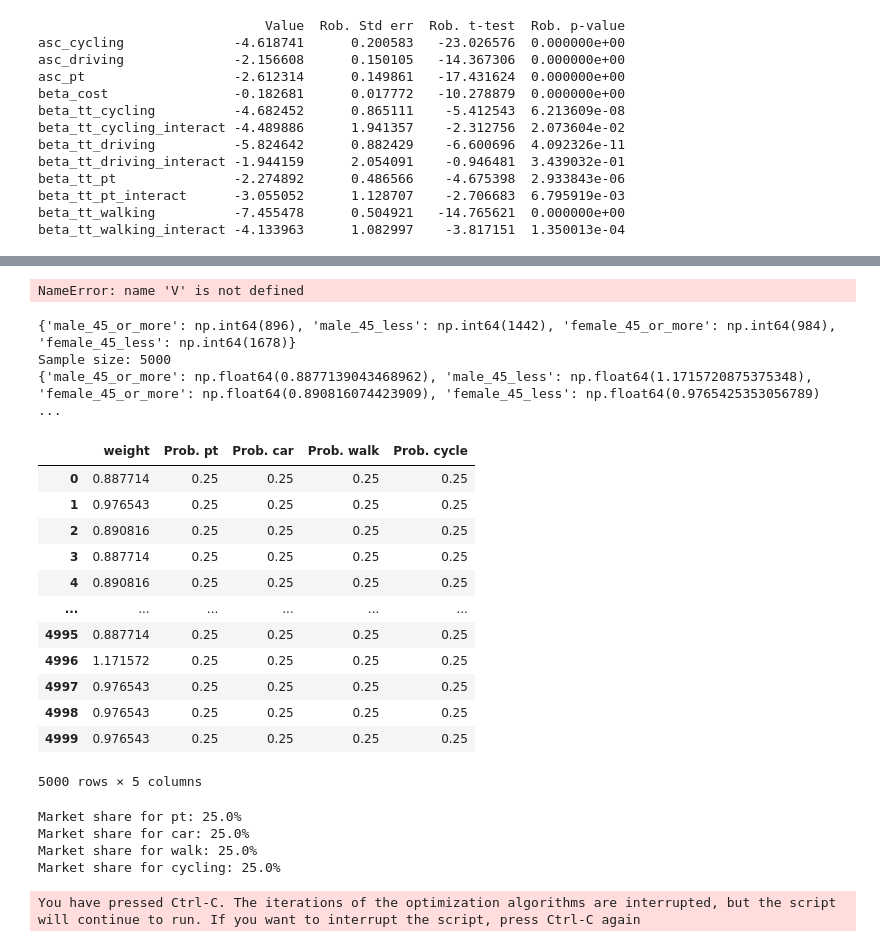
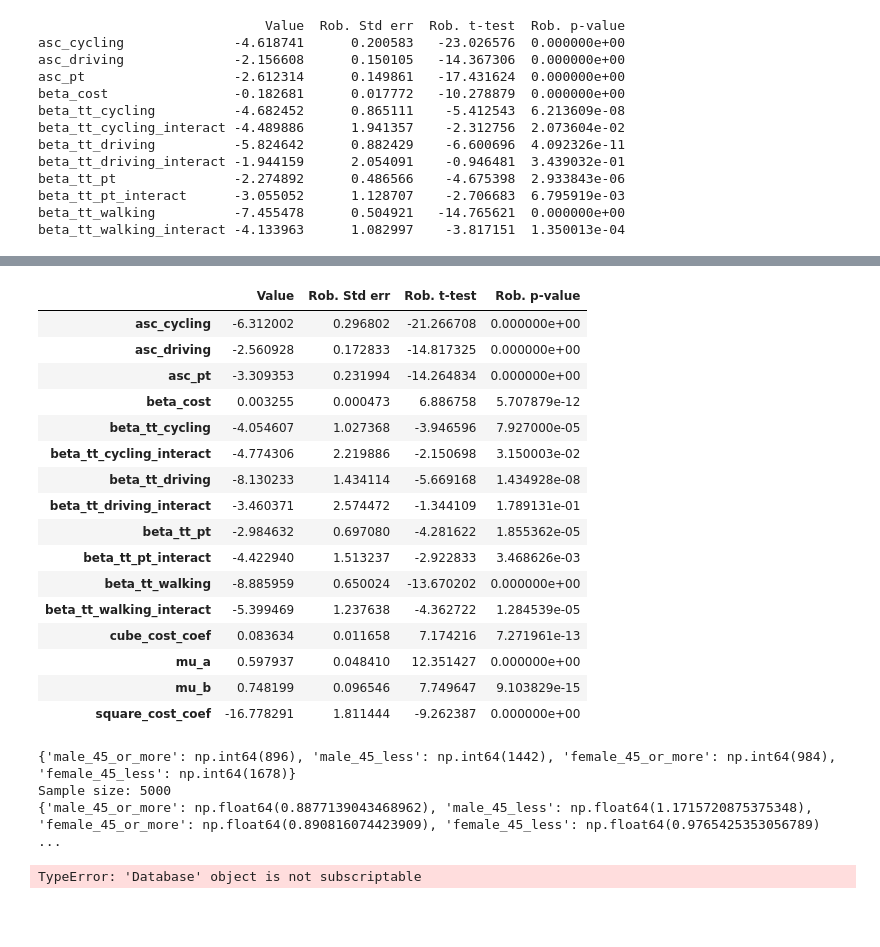
Before and after one commit to jayati-17/Discrete_choice_modelling, a Jupyter notebook: nb_Leo copy.ipynb, the cells around one changed output, grey strips where cells are left out. Drawn from its saved outputs; the diff is of its cells as text; code cells hidden in the pictures; blank space fills up the shorter version.

```diff
--- a/nb_Leo copy.ipynb
+++ b/nb_Leo copy.ipynb
@@ -667,6 +682,7 @@ display(comparison_table)
 | square_cost_coef (t-test) |  |  |  |  |  | -0.0171 (-0.362) | -0.0171 (-0.363) | -0.0171 (-0.363) |
 # %%
 # FORECASTING
+
 
 # Define driving cost
 cost_driving = cost_driving_ccharge + cost_driving_fuel
@@ -697,41 +713,61 @@ def power_series(the_variable: Expression) -> Expression:
         + square_tt_coef * the_variable**2
         + cube_tt_coef * the_variable * the_variable**3
     )
 
 beta_cost = Beta(name='beta_cost', value=0, lowerbound=None, upperbound=None, status=0)
 beta_tt_walking = Beta(name='beta_tt_walking', value=0, lowerbound=None, upperbound=None, status=0)
 beta_tt_walking_interact = Beta(name='beta_tt_walking_interact', value=0, lowerbound=None, upperbound=None, status=0)
 beta_tt_cycling = Beta(name='beta_tt_cycling', value=0, lowerbound=None, upperbound=None, status=0)
 beta_tt_cycling_interact = Beta(name='beta_tt_cycling_interact', value=0, lowerbound=None, upperbound=None, status=0)
 beta_tt_pt = Beta(name='beta_tt_pt', value=0, lowerbound=None, upperbound=None, status=0)
 beta_tt_pt_interact = Beta(name='beta_tt_pt_interact', value=0, lowerbound=None, upperbound=None, status=0)
 beta_tt_driving = Beta(name='beta_tt_driving', value=0, lowerbound=None, upperbound=None, status=0)
 beta_tt_driving_interact = Beta(name='beta_tt_driving_interact', value=0, lowerbound=None, upperbound=None, status=0)
 
 cost_drive_power = power_series(cost_driving)
 cost_pt_power = power_series(cost_transit)
 
 mx_age = df['age'].max()
 
-mu_a = Beta('mu_a', 1, 0, None, 0)
-mu_b = Beta('mu_b', 1, 0, None, 0)
-nest_a = OneNestForNestedLogit(nest_param=mu_a, list_of_alternatives=[1, 2], name='slow modes')
-nest_b = OneNestForNestedLogit(nest_param=mu_b, list_of_alternatives=[3, 4], name='faster modes')
-nests = NestsForNestedLogit(choice_set=list(V), tuple_of_nests=(nest_a, nest_b))
-
 v_walking = beta_tt_walking * time_walking +  (1/mx_age) * beta_tt_walking_interact * age * time_walking
 v_cycling = asc_cycling + beta_tt_cycling * time_cycling + (1/mx_age) * beta_tt_cycling_interact * age * time_cycling
 v_pt = asc_pt + beta_tt_pt * time_pt + (1/mx_age) * beta_tt_pt_interact * age * time_pt + beta_cost * cost_pt_power
 v_driving = asc_driving + beta_tt_driving * time_driving + (1/mx_age) * beta_tt_driving_interact * age * time_driving + beta_cost * cost_drive_power
 
 V = {1: v_walking, 2: v_cycling, 3: v_pt, 4: v_driving}
 
+mu_a = Beta('mu_a', 1, 0, None, 0)
+mu_b = Beta('mu_b', 1, 0, None, 0)
+nest_a = OneNestForNestedLogit(nest_param=mu_a, list_of_alternatives=[1, 2], name='slow modes')
+nest_b = OneNestForNestedLogit(nest_param=mu_b, list_of_alternatives=[3, 4], name='faster modes')
+nests = NestsForNestedLogit(choice_set=list(V), tuple_of_nests=(nest_a, nest_b))
+
 logprob_forecasting = lognested(V, None, nests, travel_mode)
 
-model_forecasting = bio.BIOGEME(database, logprob_m4)
+model_forecasting = bio.BIOGEME(database, logprob_forecasting)
 model_forecasting.modelName = 'model_forecasting'
+
+results_forecasting = model_forecasting.estimate()
+
+results_forecasting.get_estimated_parameters()
 # %% [output]
-NameError: name 'V' is not defined
+|  | Value | Rob. Std err | Rob. t-test | Rob. p-value |
+| asc_cycling | -6.312002 | 0.296802 | -21.266708 | 0.000000e+00 |
+| asc_driving | -2.560928 | 0.172833 | -14.817325 | 0.000000e+00 |
+| asc_pt | -3.309353 | 0.231994 | -14.264834 | 0.000000e+00 |
+| beta_cost | 0.003255 | 0.000473 | 6.886758 | 5.707879e-12 |
+| beta_tt_cycling | -4.054607 | 1.027368 | -3.946596 | 7.927000e-05 |
+| beta_tt_cycling_interact | -4.774306 | 2.219886 | -2.150698 | 3.150003e-02 |
+| beta_tt_driving | -8.130233 | 1.434114 | -5.669168 | 1.434928e-08 |
+| beta_tt_driving_interact | -3.460371 | 2.574472 | -1.344109 | 1.789131e-01 |
+| beta_tt_pt | -2.984632 | 0.697080 | -4.281622 | 1.855362e-05 |
+| beta_tt_pt_interact | -4.422940 | 1.513237 | -2.922833 | 3.468626e-03 |
+| beta_tt_walking | -8.885959 | 0.650024 | -13.670202 | 0.000000e+00 |
+| beta_tt_walking_interact | -5.399469 | 1.237638 | -4.362722 | 1.284539e-05 |
+| cube_cost_coef | 0.083634 | 0.011658 | 7.174216 | 7.271961e-13 |
+| mu_a | 0.597937 | 0.048410 | 12.351427 | 0.000000e+00 |
+| mu_b | 0.748199 | 0.096546 | 7.749647 | 9.103829e-15 |
+| square_cost_coef | -16.778291 | 1.811444 | -9.262387 | 0.000000e+00 |
 # %%
 data_filtered = df
 
@@ -793,11 +829,11 @@ simulate = {
     'Prob. cycle': prob_cycle,
 }
 
+data_filtered["cost_driving_fuel"] += 1.5
 database = db.Database('london', data_filtered)
 
-
 biosim = BIOGEME(database, simulate)
-simulated_values = biosim.simulate(model_forecasting.get_beta_values())
+simulated_values = biosim.simulate(results_forecasting.get_beta_values())
 display(simulated_values)
 
 simulated_values['Weighted pt'] = (
@@ -838,24 +874,7 @@ display(left)
 
 display(right)
 # %% [output]
-|  | weight | Prob. pt | Prob. car | Prob. walk | Prob. cycle |
-| 0 | 0.887714 | 0.25 | 0.25 | 0.25 | 0.25 |
-| 1 | 0.976543 | 0.25 | 0.25 | 0.25 | 0.25 |
-| 2 | 0.890816 | 0.25 | 0.25 | 0.25 | 0.25 |
-| 3 | 0.887714 | 0.25 | 0.25 | 0.25 | 0.25 |
-| 4 | 0.890816 | 0.25 | 0.25 | 0.25 | 0.25 |
-| ... | ... | ... | ... | ... | ... |
-| 4995 | 0.887714 | 0.25 | 0.25 | 0.25 | 0.25 |
-| 4996 | 1.171572 | 0.25 | 0.25 | 0.25 | 0.25 |
-| 4997 | 0.976543 | 0.25 | 0.25 | 0.25 | 0.25 |
-| 4998 | 0.976543 | 0.25 | 0.25 | 0.25 | 0.25 |
-| 4999 | 0.976543 | 0.25 | 0.25 | 0.25 | 0.25 |
-5000 rows × 5 columns
+TypeError: 'Database' object is not subscriptable
-Market share for pt: 25.0%
-Market share for car: 25.0%
-Market share for walk: 25.0%
-Market share for cycling: 25.0%
-You have pressed Ctrl-C. The iterations of the optimization algorithms are interrupted, but the script will continue to run. If you want to interrupt the script, press Ctrl-C again
 # %%
 # Calculate weighted probabilities
 left['Weighted pt'] = left['weight'] * left['Prob. pt']
```
Also changed, not shown: parts of 1 cell of this notebook.
